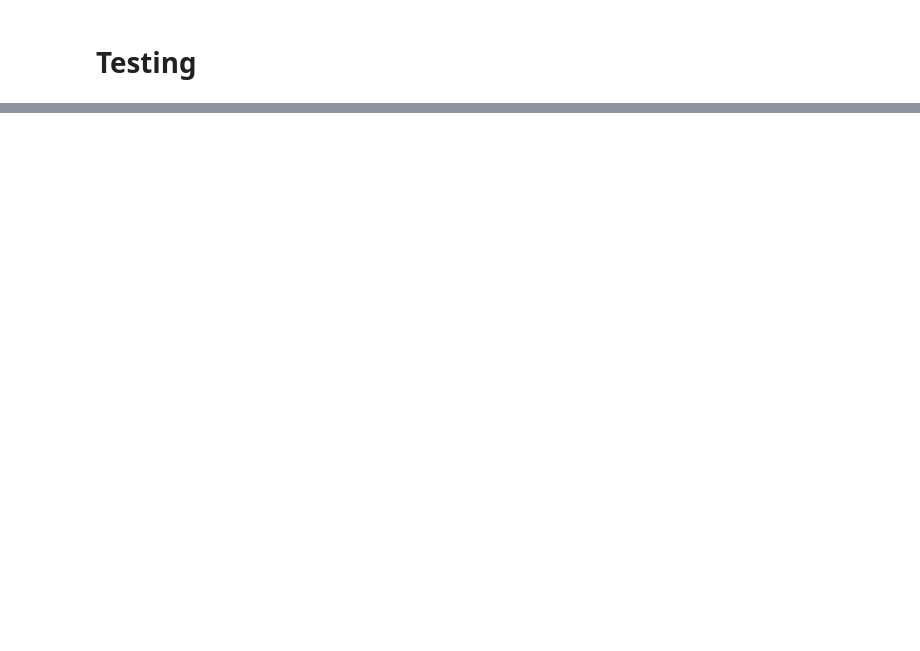
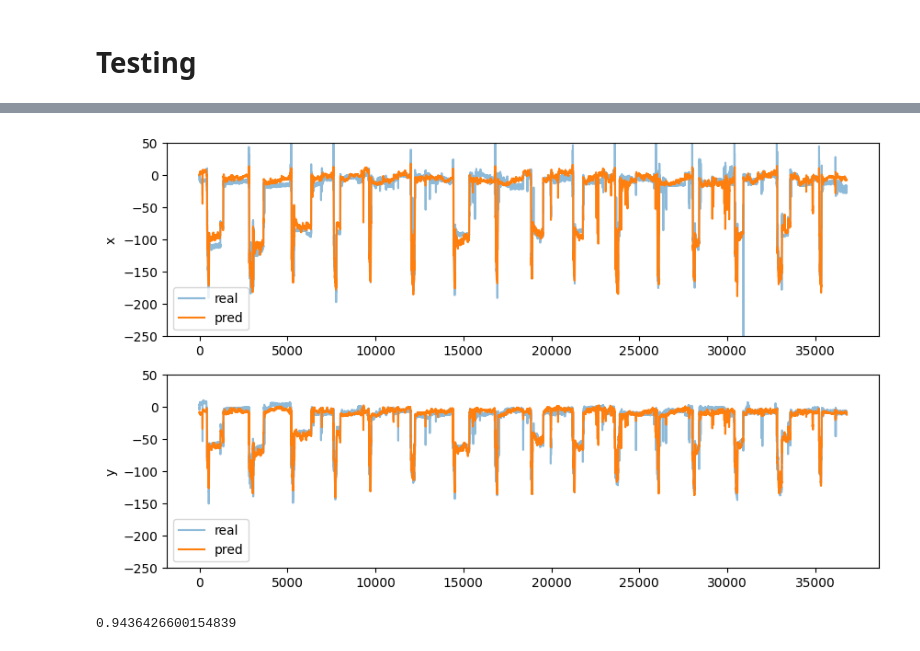
Before and after one commit to RaisoLiu/btool, a Jupyter notebook: example/decoder-gru.ipynb, the cells around one changed output, grey strips where cells are left out. Cells and saved outputs as stored; diff of their text form; code cells hidden in the pictures; blank space fills up the shorter version.

```diff
--- a/example/decoder-gru.ipynb
+++ b/example/decoder-gru.ipynb
@@ -34,10 +34,11 @@ Device: cuda
 # %%
 feat = pickle.load(open(feat_file, 'rb'))
 tgt = np.load(tft_flie)
-
+feat = feat[:, mask]
 tdim = feat.shape[0]
 idim, odim = feat.shape[1], tgt.shape[1]
 print(tdim, idim, odim)
+print(mask)
 # %% [output]
 184000 38 2
 # %%
@@ -79,9 +80,9 @@ tt_load = DataLoader(tt_set, batch, shuffle=False,
 class Decoder(nn.Module):
     def __init__(self, idim, odim, ts):
         super().__init__()
-        self.gru1 = nn.GRU(idim, idim, num_layers=1,
+        self.gru1 = nn.GRU(idim, 256, num_layers=1,
                            batch_first=True, bidirectional=True)
-        self.gru2 = nn.GRU(2 * idim, 256, num_layers=1,
+        self.gru2 = nn.GRU(2 * 256, 256, num_layers=1,
                            batch_first=True, bidirectional=True)
         self.readout = nn.Sequential(
             nn.Linear(256 * 2 * ts, 64),
@@ -140,6 +150,7 @@ for e in tqdm(range(epochs)):
     if ave_dv_loss < mini_dv_loss:
         mini_dv_loss = ave_dv_loss
         # print('Saving model (epoch = {:4d}, loss = {:.4f})'.format(e + 1, ave_dv_loss))
-        torch.save(model.state_dict(), 'best_model.pt')
+        torch.save(model.state_dict(), os.path.join(result, 'best.pt'))
 
 print(f'time cost: {time.time() - begin}')
+torch.save(model.state_dict(), os.path.join(result, 'last.pt'))
@@ -167,12 +179,27 @@ for x, y in tt_load:                           # iterate through the dataloader
 # %%
 plt.figure(figsize = (10, 6))
-plt.subplot(3,1,1)
-plt.plot(pred)
-plt.subplot(3,1,2)
-plt.plot(real)
-plt.subplot(3,1,3)
-plt.plot(pred - real)
-plt.show()
+plt.subplot(2,1,1)
+plt.plot(real[:,0], alpha=0.5, label='real')
+plt.plot(pred[:,0], label='pred')
+plt.ylabel('x')
+plt.ylim([-250, 50])
+plt.legend()
+plt.subplot(2,1,2)
+plt.plot(real[:,1], alpha=0.5, label='real')
+plt.plot(pred[:,1], label='pred')
+plt.ylabel('y')
+plt.ylim([-250, 50])
+plt.legend()
+plt.savefig(os.path.join(result, 'traces.png'))
+# plt.show()
+# %% [output]
+[figure, added]
 # %%
 r2 = r2_score(pred, real)
 print(r2)
+
+f = open(os.path.join(result, 'r2.txt'), 'w')
+f.write(str(r2))
+f.close()
+# %% [output]
+0.9436426600154839
```
Also changed, not shown: parts of 7 cells of this notebook.
